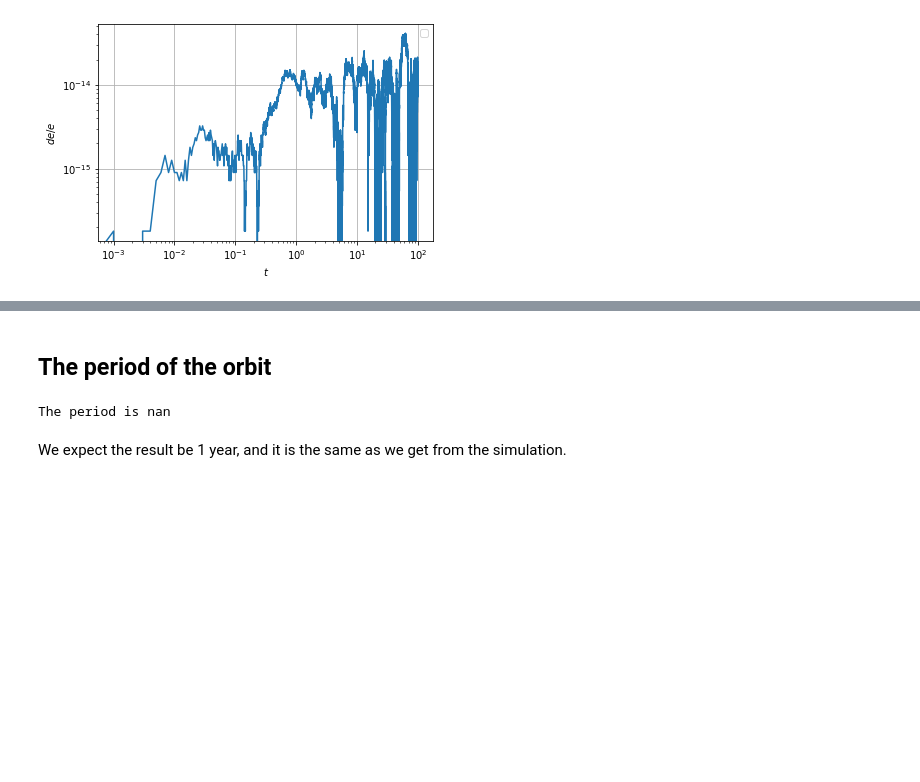
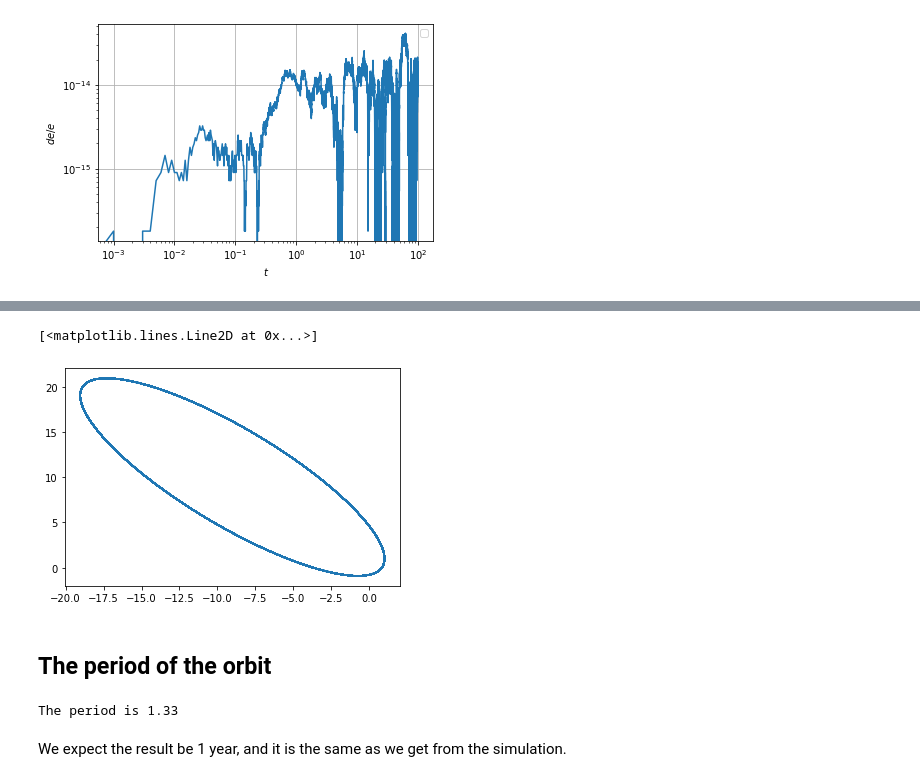
Before and after one commit to maxpaik16/352FinalProject, a Jupyter notebook: Solver/ode_solver_test_leapfrog.ipynb, the cells around one changed output, grey strips where cells are left out. Cells and saved outputs as stored; diff of their text form; code cells hidden in the pictures; blank space fills up the shorter version.

```diff
--- a/Solver/ode_solver_test_leapfrog.ipynb
+++ b/Solver/ode_solver_test_leapfrog.ipynb
@@ -220,16 +239,21 @@ MemoryError: Unable to allocate 305. MiB for an array with shape (10000001, 4) a
+# %%
+plt.plot(x,y)
+# %% [output]
+[<matplotlib.lines.Line2D at 0x...>]
+[figure, added]
 # %% [markdown]
 ## The period of the orbit
 # %%
 # pick time when the planet is at (1,0)
 # note that to find the scale of the distances, I found x[3] - x[2].
 # it is of the 9th order so that I compared x-1 and y with 10^(-9)
-which = ((np.abs(x - 1) < np.power(10.,-9.)) * (np.abs(y) < np.power(10.,-9.)))
+which = ((np.abs(x - 1) < np.power(10.,-3.)) * (np.abs(y-1) < np.power(10.,-3.)))
 
 # choose times when the planet at (1,0), find the discrete difference, and find the average of this number
 T = np.average(np.diff(t[which]))
 print("The period is %0.2f" %T)
 # %% [output]
-The period is nan
+The period is 1.33
 # %% [markdown]
 We expect the result be 1 year, and it is the same as we get from the simulation.
 # %% [markdown]
```
Also changed, not shown: parts of 3 cells of this notebook.
